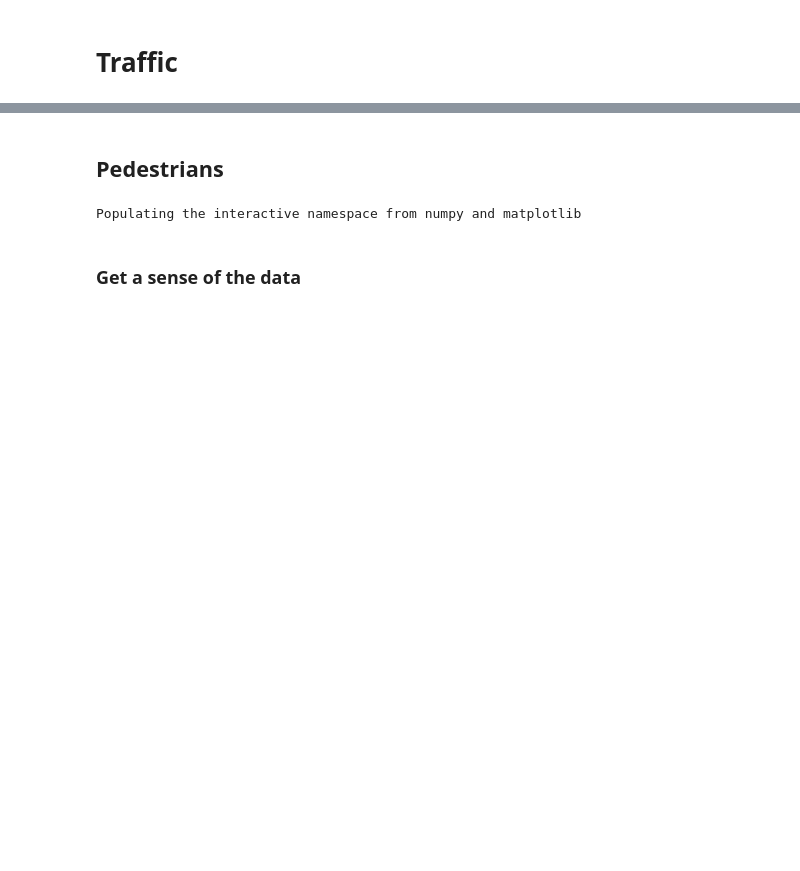
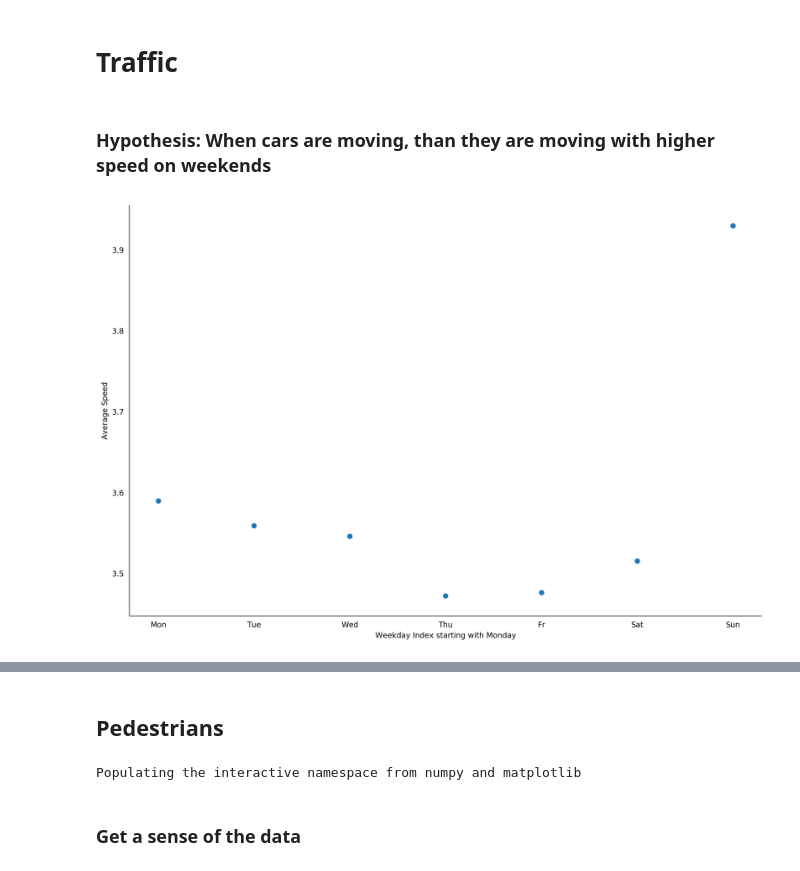
Before and after one commit to RichStone/htw-data-science-university-project, a Jupyter notebook: data_analysis.ipynb, the cells around one changed output, grey strips where cells are left out. Cells and saved outputs as stored; diff of their text form; code cells hidden in the pictures; blank space fills up the shorter version.

Commit message:
add graphics

```diff
--- a/data_analysis.ipynb
+++ b/data_analysis.ipynb
@@ -265,3 +265,36 @@ show_parking(weekday_parking(-1, 14, 22))
 [interactive output not drawn]
 # %% [markdown]
 # Traffic
+# %% [markdown]
+### Hypothesis: When cars are moving, than they are moving with higher speed on weekends
+# %%
+# prepare data
+traffic_orig = pd.read_csv('data/traffic_data_erp.csv', delimiter=' ')
+traffic = traffic_orig
+# unix to datetime conversion
+traffic['Timestamp'] = pd.to_datetime(traffic['Timestamp'], unit='ms')
+
+traffic = traffic[traffic.Speed != 0]
+
+# Hypothesis: When cars are moving, than they are moving with higher speed on weekends
+traffic_times = traffic['Timestamp']
+traffic_by_weekdays = traffic.groupby([traffic_times.dt.weekday]).sum()
+
+x = traffic_by_weekdays.index
+y = traffic.groupby([traffic_times.dt.weekday]).mean().Speed
+
+traffic_scatter = plt.scatter(x, y)
+# general layout
+plt.xlabel('Weekday Index starting with Monday')
+plt.ylabel('Average Speed')
+LABELS = ['Mon', 'Tue', 'Wed', 'Thu', 'Fr', 'Sat', 'Sun']
+plt.xticks(traffic_by_weekdays.index, LABELS)
+plt.tick_params(top=False, bottom=False, left=False, right=False, labelleft=True, labelbottom=True)
+# Hide the right and top spines
+plt.gca().spines['right'].set_visible(False)
+plt.gca().spines['top'].set_visible(False)
+# put some text for y-label
+# supress pyplot output
+_ = plt.show
+# %% [output]
+[figure, added]
```
Also changed, not shown: parts of 7 cells of this notebook.
